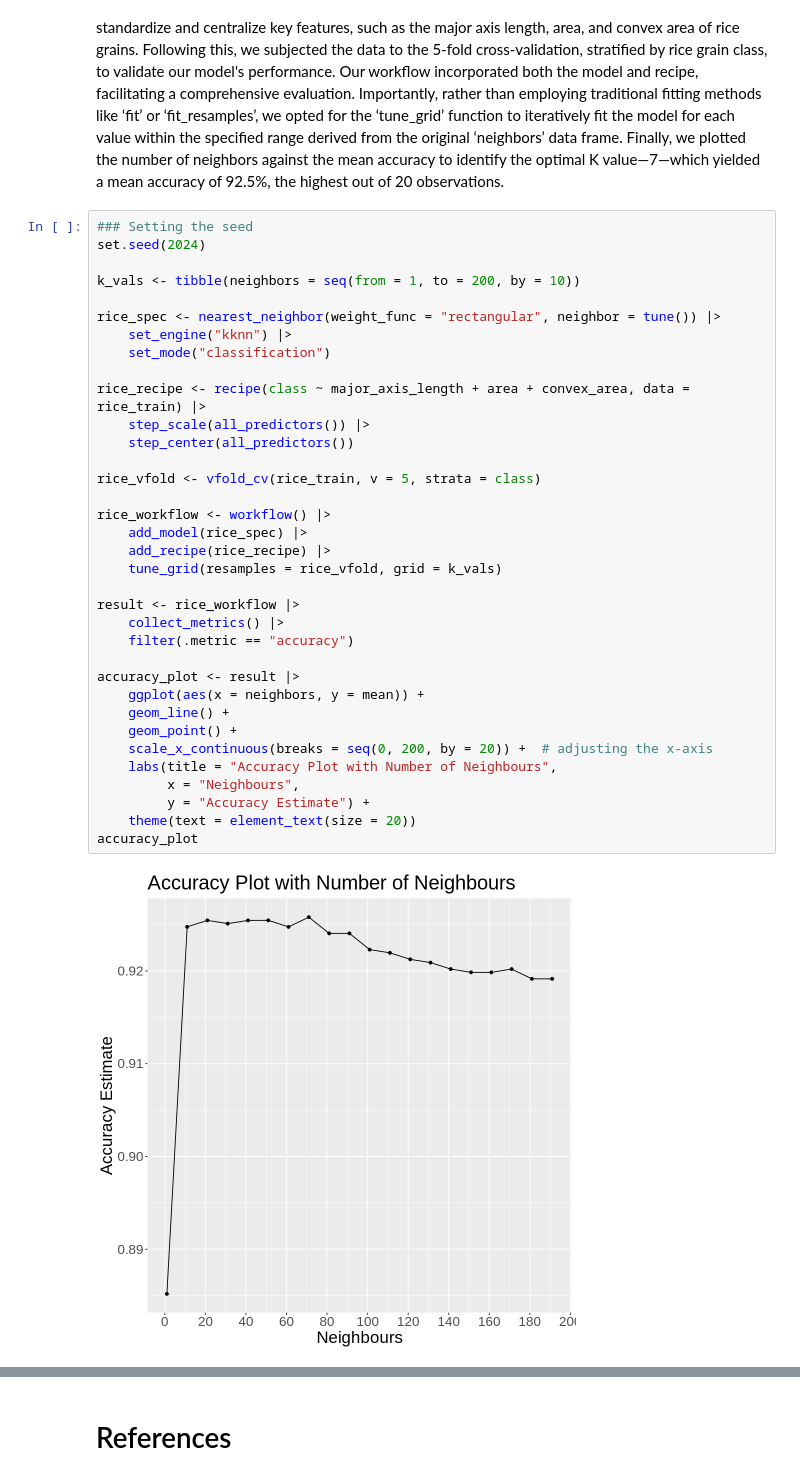
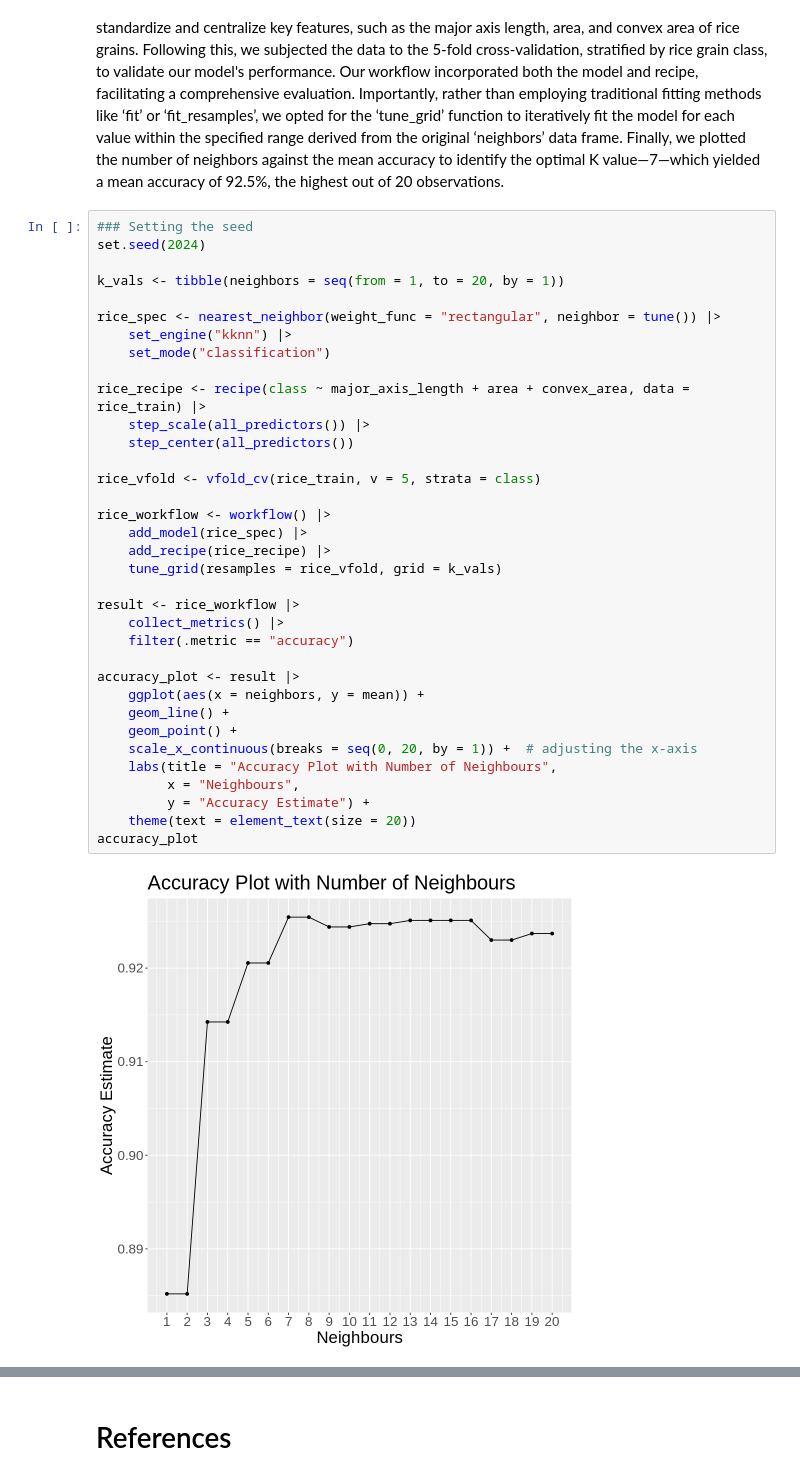
Before and after one commit to trungnguyen21/group_project_dsci, a Jupyter notebook: Group13_Report.ipynb, the cells around one changed output, grey strips where cells are left out. Saved outputs shown, nothing was run; the diff lists cells and outputs as text.

```diff
--- a/Group13_Report.ipynb
+++ b/Group13_Report.ipynb
@@ -268,38 +267,38 @@ The process started with the crucial step of setting a seed value of 2024 to ens
 ### Setting the seed
 set.seed(2024)
 
-k_vals <- tibble(neighbors = seq(from = 1, to = 200, by = 10))
+k_vals <- tibble(neighbors = seq(from = 1, to = 20, by = 1))
 
 rice_spec <- nearest_neighbor(weight_func = "rectangular", neighbor = tune()) |>
     set_engine("kknn") |>
     set_mode("classification")
 
 rice_recipe <- recipe(class ~ major_axis_length + area + convex_area, data = rice_train) |>
     step_scale(all_predictors()) |>
     step_center(all_predictors())
 
 rice_vfold <- vfold_cv(rice_train, v = 5, strata = class)
 
 rice_workflow <- workflow() |>
     add_model(rice_spec) |>
     add_recipe(rice_recipe) |>
     tune_grid(resamples = rice_vfold, grid = k_vals)
 
 result <- rice_workflow |>
     collect_metrics() |>
     filter(.metric == "accuracy")
 
 accuracy_plot <- result |>
     ggplot(aes(x = neighbors, y = mean)) +
     geom_line() +
     geom_point() +
-    scale_x_continuous(breaks = seq(0, 200, by = 20)) +  # adjusting the x-axis
+    scale_x_continuous(breaks = seq(0, 20, by = 1)) +  # adjusting the x-axis
     labs(title = "Accuracy Plot with Number of Neighbours",
          x = "Neighbours",
          y = "Accuracy Estimate") +
     theme(text = element_text(size = 20))
 accuracy_plot
 # %% [output]
-[figure, old version]
+[figure, new version]
 # %% [markdown]
 #### III. Evaluating best K value on the test set
```
Also changed, not shown: parts of 13 cells of this notebook.
